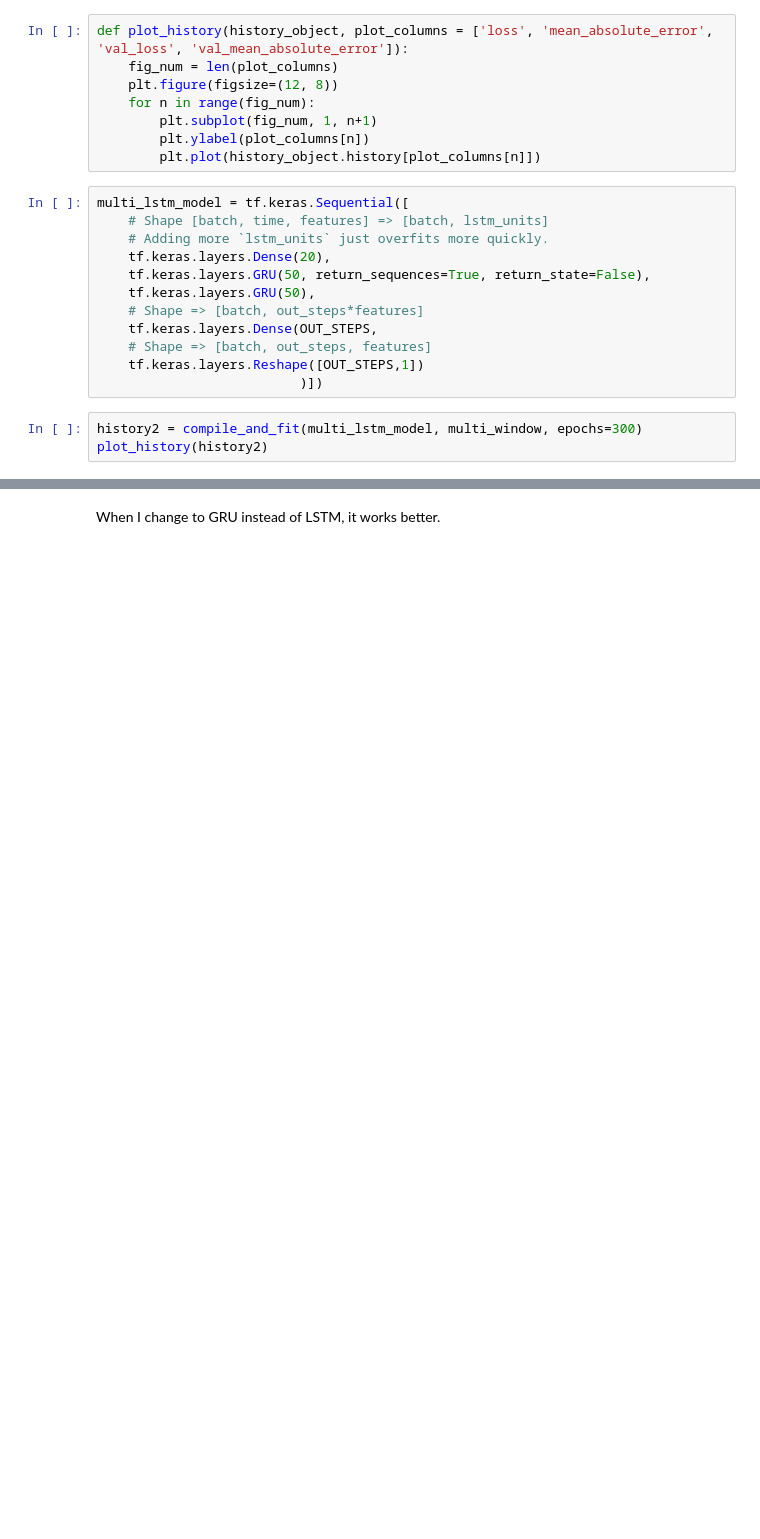
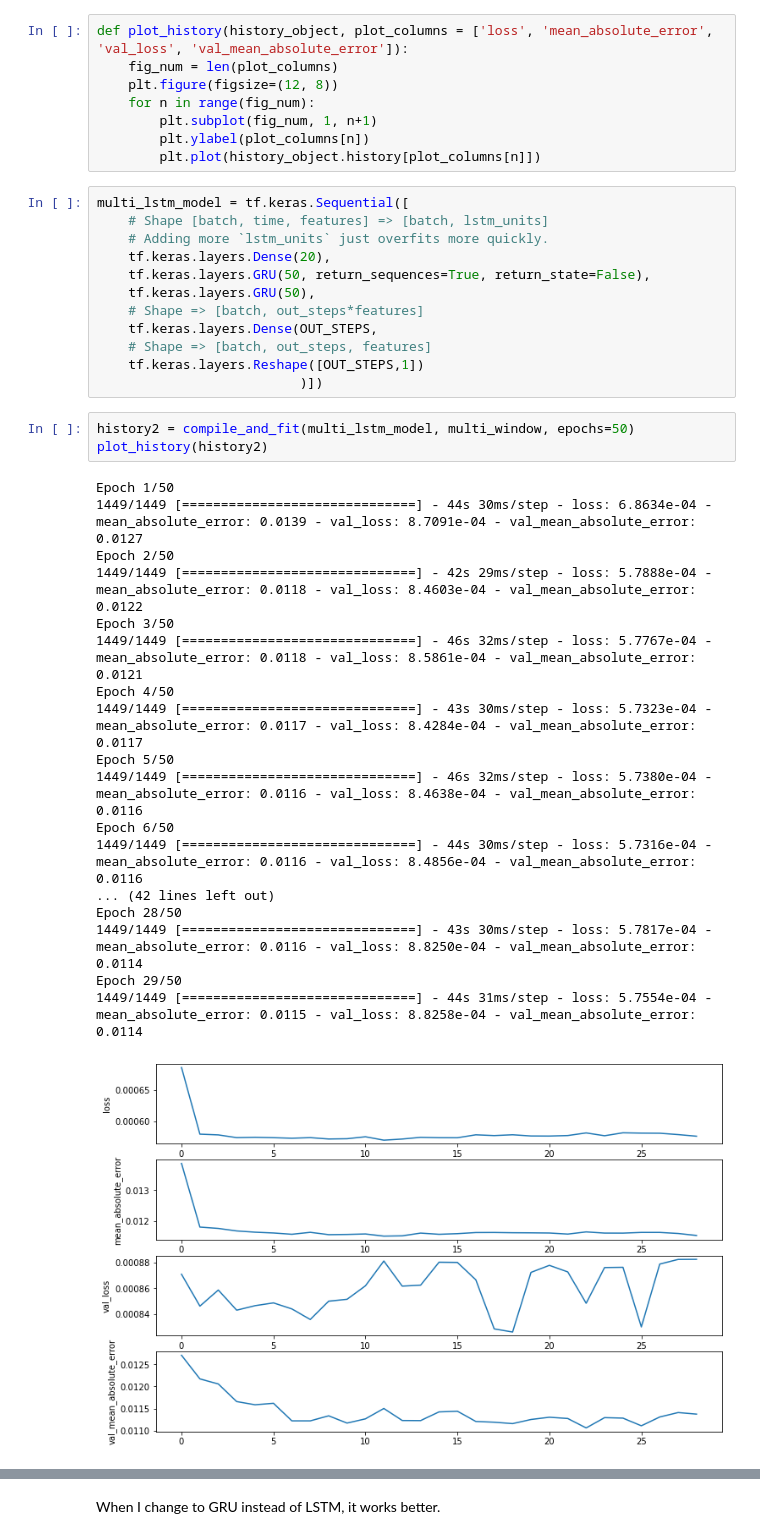
Before and after one commit to ccomkhj/Spot-Challenge-Wildfires, a Jupyter notebook: main/Build Model.ipynb, the cells around one changed output, grey strips where cells are left out. Cells and saved outputs as stored; diff of their text form; blank space fills up the shorter version.

```diff
--- a/main/Build Model.ipynb
+++ b/main/Build Model.ipynb
@@ -480,5 +520,24 @@ multi_lstm_model = tf.keras.Sequential([
     tf.keras.layers.Reshape([OUT_STEPS,1])
                           )])
 # %%
-history2 = compile_and_fit(multi_lstm_model, multi_window, epochs=300)
+history2 = compile_and_fit(multi_lstm_model, multi_window, epochs=50)
 plot_history(history2)
+# %% [output]
+Epoch 1/50
+1449/1449 [==============================] - 44s 30ms/step - loss: 6.8634e-04 - mean_absolute_error: 0.0139 - val_loss: 8.7091e-04 - val_mean_absolute_error: 0.0127
+Epoch 2/50
+1449/1449 [==============================] - 42s 29ms/step - loss: 5.7888e-04 - mean_absolute_error: 0.0118 - val_loss: 8.4603e-04 - val_mean_absolute_error: 0.0122
+Epoch 3/50
+1449/1449 [==============================] - 46s 32ms/step - loss: 5.7767e-04 - mean_absolute_error: 0.0118 - val_loss: 8.5861e-04 - val_mean_absolute_error: 0.0121
+Epoch 4/50
+1449/1449 [==============================] - 43s 30ms/step - loss: 5.7323e-04 - mean_absolute_error: 0.0117 - val_loss: 8.4284e-04 - val_mean_absolute_error: 0.0117
+Epoch 5/50
+1449/1449 [==============================] - 46s 32ms/step - loss: 5.7380e-04 - mean_absolute_error: 0.0116 - val_loss: 8.4638e-04 - val_mean_absolute_error: 0.0116
+Epoch 6/50
+1449/1449 [==============================] - 44s 30ms/step - loss: 5.7316e-04 - mean_absolute_error: 0.0116 - val_loss: 8.4856e-04 - val_mean_absolute_error: 0.0116
+... (42 lines left out)
+Epoch 28/50
+1449/1449 [==============================] - 43s 30ms/step - loss: 5.7817e-04 - mean_absolute_error: 0.0116 - val_loss: 8.8250e-04 - val_mean_absolute_error: 0.0114
+Epoch 29/50
+1449/1449 [==============================] - 44s 31ms/step - loss: 5.7554e-04 - mean_absolute_error: 0.0115 - val_loss: 8.8258e-04 - val_mean_absolute_error: 0.0114
+[figure, added]
```
Also changed, not shown: parts of 19 cells of this notebook, 1 other file.
